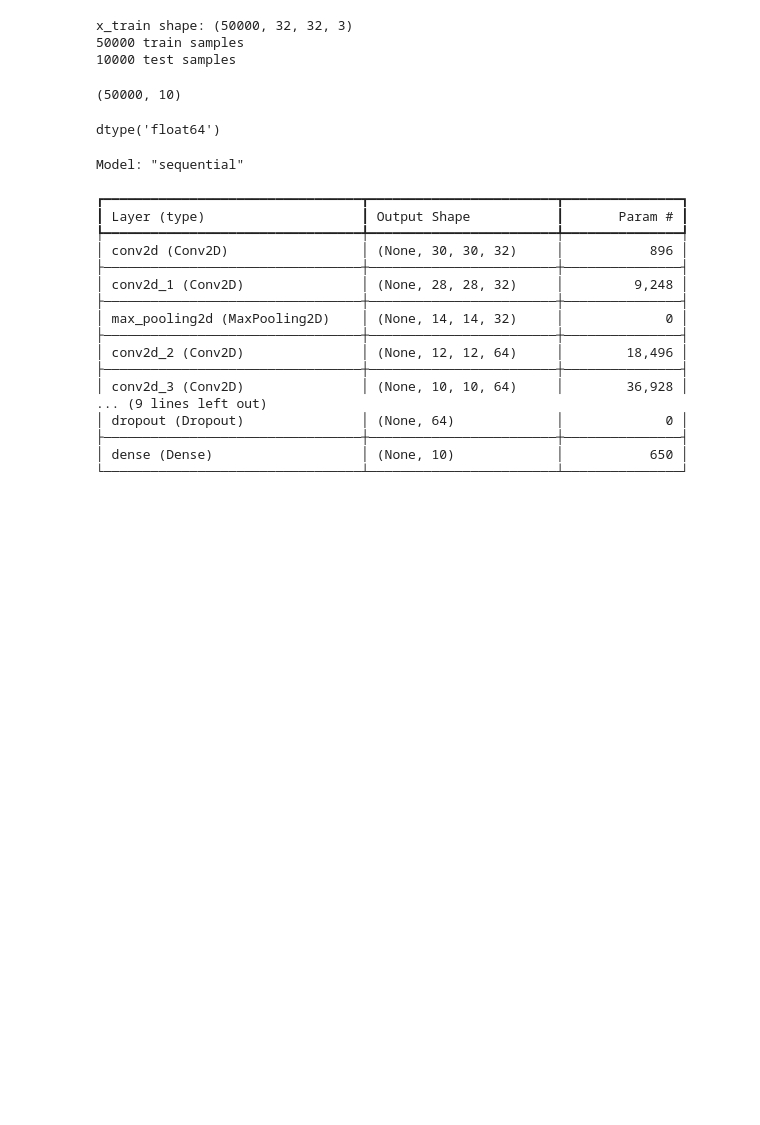
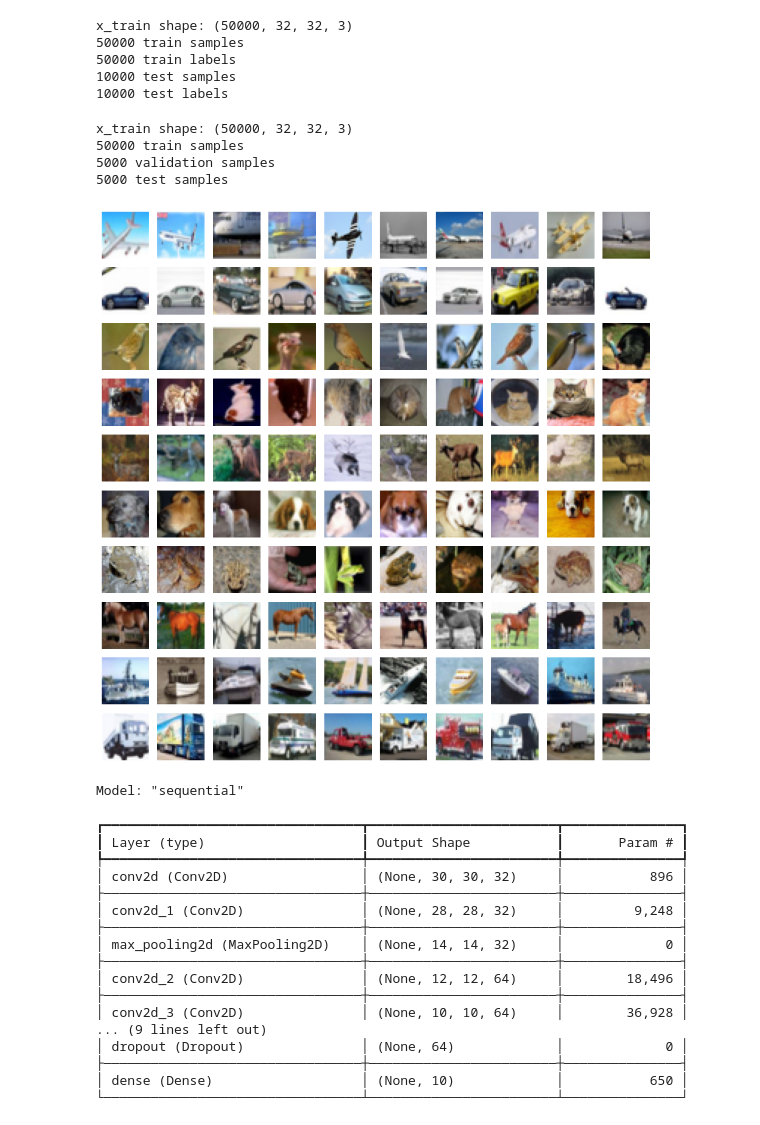
Before and after one commit to mborssatto/project-1-deep-learning-image-classification-with-cnn, a Jupyter notebook: main.ipynb, the cells around one changed output. Saved outputs shown, nothing was run; the diff lists cells and outputs as text; code cells hidden in the pictures; blank space fills up the shorter version.

Commit message:
New version, with holdout data for model evaluation

```diff
--- a/main.ipynb
+++ b/main.ipynb
@@ -1,12 +1,12 @@
 # %%
-
 import numpy as np
 from tensorflow import keras
 from tensorflow.keras import layers
 
 #Importing dataset from CIFAR
 from tensorflow.keras.datasets import cifar10
+from sklearn.model_selection import train_test_split
 
 
 # Load CIFAR-10 dataset
-(x_train, y_train), (x_test, y_test) = cifar10.load_data()
+(x_train, y_train), (x_holdout, y_holdout) = cifar10.load_data()
@@ -18,3 +13,51 @@ Downloading data from https://www.cs.toronto.edu/~kriz/cifar-10-python.tar.gz
+# %%
+print("x_train shape:", x_train.shape)
+print(x_train.shape[0], "train samples")
+print(y_train.shape[0], "train labels")
+print(x_holdout.shape[0], "test samples")
+print(y_holdout.shape[0], "test labels")
+# %% [output]
+x_train shape: (50000, 32, 32, 3)
+50000 train samples
+50000 train labels
+10000 test samples
+10000 test labels
+# %%
+#Holding out data for test validation, ensuring a consistent split across classes with stratify
+# We are getting 50% of the holdout data (test_size=0.50), which was already 20% of the entire dataset.
+
+x_test, x_val, y_test, y_val = train_test_split(
+    x_holdout, y_holdout, test_size=0.50, stratify=y_holdout, random_state=42
+)
+
+print("x_train shape:", x_train.shape)
+print(x_train.shape[0], "train samples")
+print(x_val.shape[0], "validation samples")
+print(x_test.shape[0], "test samples")
+# %% [output]
+x_train shape: (50000, 32, 32, 3)
+50000 train samples
+5000 validation samples
+5000 test samples
+# %%
+#Visualize: 10×10 grid, 10 random samples per class to make sure we have all classes represented
+import matplotlib.pyplot as plt
+
+class_names = ["airplane","automobile","bird","cat","deer",
+               "dog","frog","horse","ship","truck"]
+y_val_f = y_val.flatten()
+fig, axes = plt.subplots(10, 10, figsize=(10, 10))
+for cls in range(10):
+    idxs = np.where(y_val_f == cls)[0]
+    sel = np.random.choice(idxs, 10, replace=False)
+    for j, idx in enumerate(sel):
+        ax = axes[cls, j]
+        ax.imshow(x_val[idx])
+        ax.axis("off")
+plt.tight_layout()
+plt.show()
+# %% [output]
+[figure, added]
 # %%
 """
 ## Prepare the data
@@ -27,12 +70,5 @@ input_shape = (32, 32, 3)
 # Scale images to the [0, 1] range
 x_train = x_train.astype("float32") / 255
 x_test = x_test.astype("float32") / 255
-
-print("x_train shape:", x_train.shape)
-print(x_train.shape[0], "train samples")
-print(x_test.shape[0], "test samples")
+x_val = x_val.astype("float32") / 255
-# %% [output]
-x_train shape: (50000, 32, 32, 3)
-50000 train samples
-10000 test samples
 # %%
@@ -44,13 +81,3 @@ y_test_cat  = to_categorical(y_test,  num_classes)
-# %%
-#checking shape of y after one-hot encoding
-y_train_cat.shape
-# %% [output]
-(50000, 10)
-# %%
-#checking types after one-hot encoding
-y_train_cat.dtype
-# %% [output]
-dtype('float64')
 # %%
 """
 ## Build the model
```
Also changed, not shown: parts of 5 cells of this notebook.
